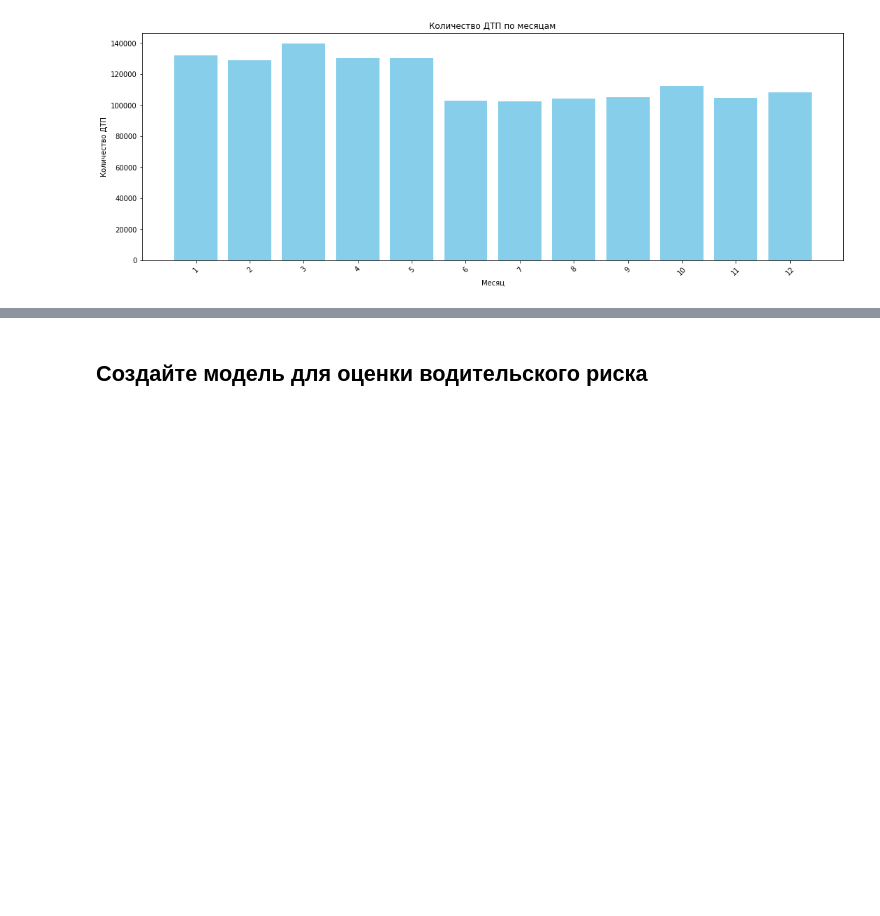
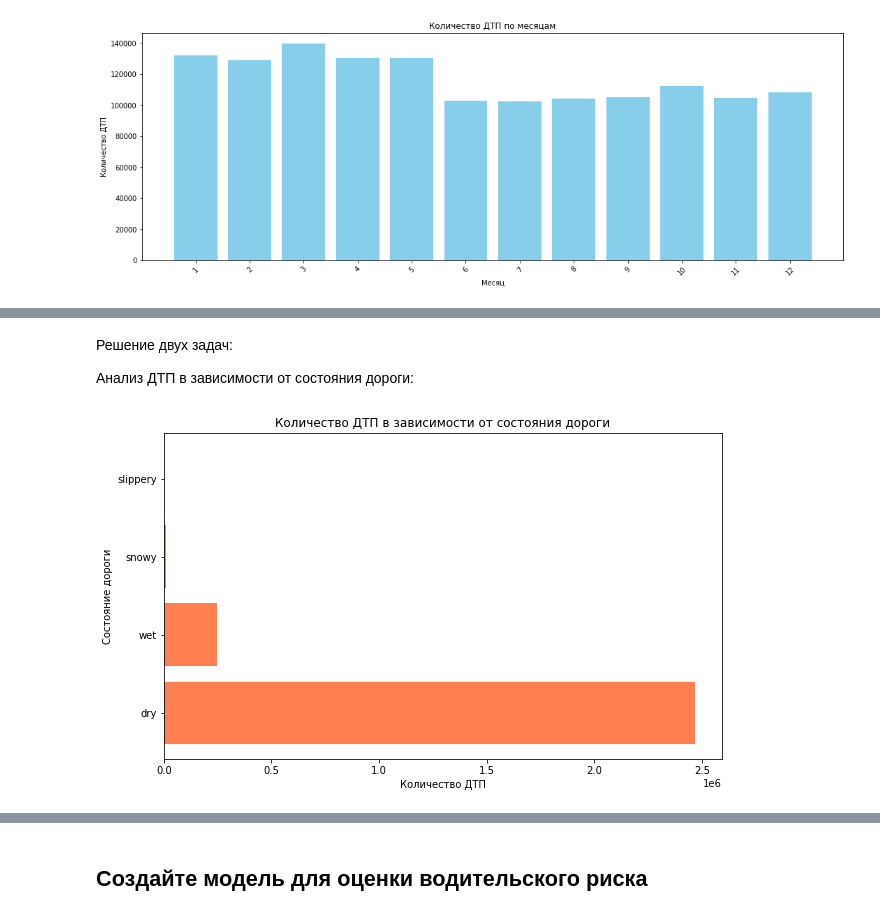
Before and after one commit to vilesova/traffic-accident-prediction-model, a Jupyter notebook: traffic-accident-prediction-model.ipynb, the cells around one changed output, grey strips where cells are left out. Drawn from its saved outputs; the diff is of its cells as text; code cells hidden in the pictures; blank space fills up the shorter version.

```diff
--- a/traffic-accident-prediction-model.ipynb
+++ b/traffic-accident-prediction-model.ipynb
@@ -94,0 +104,26 @@ plt.show()
+# %% [markdown]
+Решение двух задач:
+
+Анализ ДТП в зависимости от состояния дороги:
+# %%
+query = """
+SELECT c.road_surface, COUNT(*) AS accident_count
+FROM collisions c
+JOIN parties p ON c.case_id = p.case_id
+GROUP BY c.road_surface
+ORDER BY accident_count DESC;
+"""
+road_surface_df = pd.read_sql(query, engine)
+
+# Удалим строки с пропусками
+road_surface_df.dropna(subset=['road_surface'], inplace=True)
+
+# Теперь строим график
+plt.figure(figsize=(10, 6))
+plt.barh(road_surface_df['road_surface'], road_surface_df['accident_count'], color='coral')
+plt.xlabel('Количество ДТП')
+plt.ylabel('Состояние дороги')
+plt.title('Количество ДТП в зависимости от состояния дороги')
+plt.show()
+# %% [output]
+[figure, added]
```
Also changed, not shown: parts of 28 cells of this notebook.
